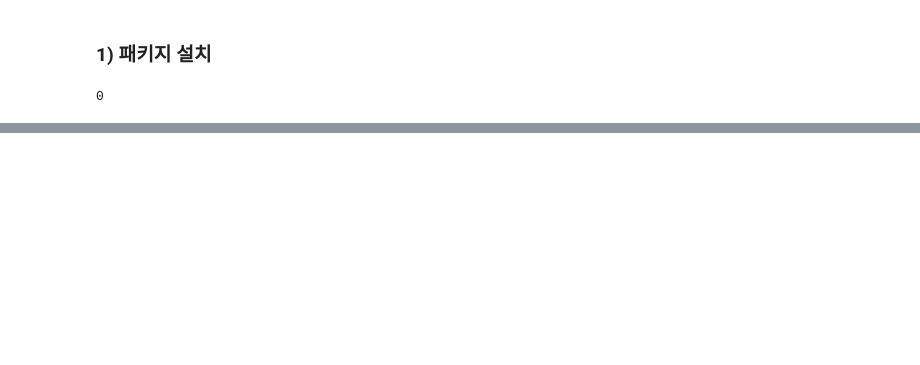
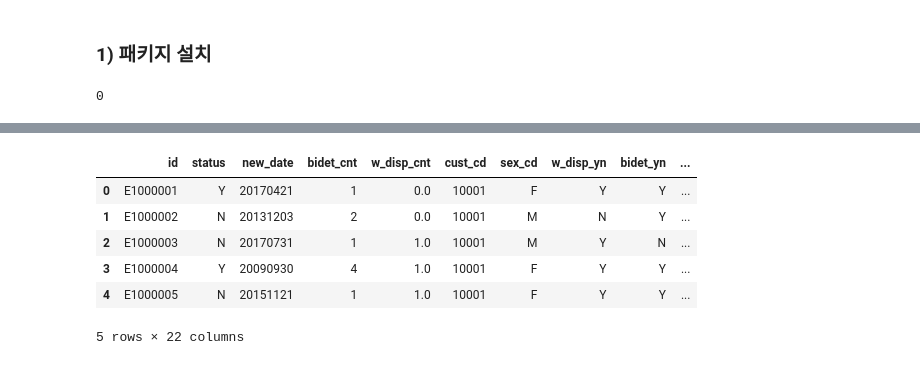
Before and after one commit to sujeengim/mini-ai-study, a Jupyter notebook: practice/prediction/customer_prediction.ipynb, the cells around one changed output, grey strips where cells are left out. Drawn from its saved outputs; the diff is of its cells as text; code cells hidden in the pictures; blank space fills up the shorter version.

```diff
--- a/practice/prediction/customer_prediction.ipynb
+++ b/practice/prediction/customer_prediction.ipynb
@@ -28,0 +77,5 @@ subprocess.call([sys.executable, "-m","pip","install", "catboost"])
+# %%
+train_termination = pd.read_csv('/content/drive/MyDrive/study/aice/실습/자료/bidet_w_disp_termination_train.csv')
+test_termination = pd.read_csv('/content/drive/MyDrive/study/aice/실습/자료/bidet_w_disp_termination_test.csv')
+train_voc = pd.read_csv('/content/drive/MyDrive/study/aice/실습/자료/bidet_w_disp_voc_train.csv')
+test_voc = pd.read_csv('/content/drive/MyDrive/study/aice/실습/자료/bidet_w_disp_voc_test.csv')
@@ -28,0 +119,10 @@ subprocess.call([sys.executable, "-m","pip","install", "catboost"])
+# %%
+train_termination.head()
+# %% [output]
+|  | id | status | new_date | bidet_cnt | w_disp_cnt | cust_cd | sex_cd | w_disp_yn | bidet_yn | ... |
+| 0 | E1000001 | Y | 20170421 | 1 | 0.0 | 10001 | F | Y | Y | ... |
+| 1 | E1000002 | N | 20131203 | 2 | 0.0 | 10001 | M | N | Y | ... |
+| 2 | E1000003 | N | 20170731 | 1 | 1.0 | 10001 | M | Y | N | ... |
+| 3 | E1000004 | Y | 20090930 | 4 | 1.0 | 10001 | F | Y | Y | ... |
+| 4 | E1000005 | N | 20151121 | 1 | 1.0 | 10001 | F | Y | Y | ... |
+5 rows × 22 columns
```
Also changed, not shown: parts of 15 cells of this notebook.
